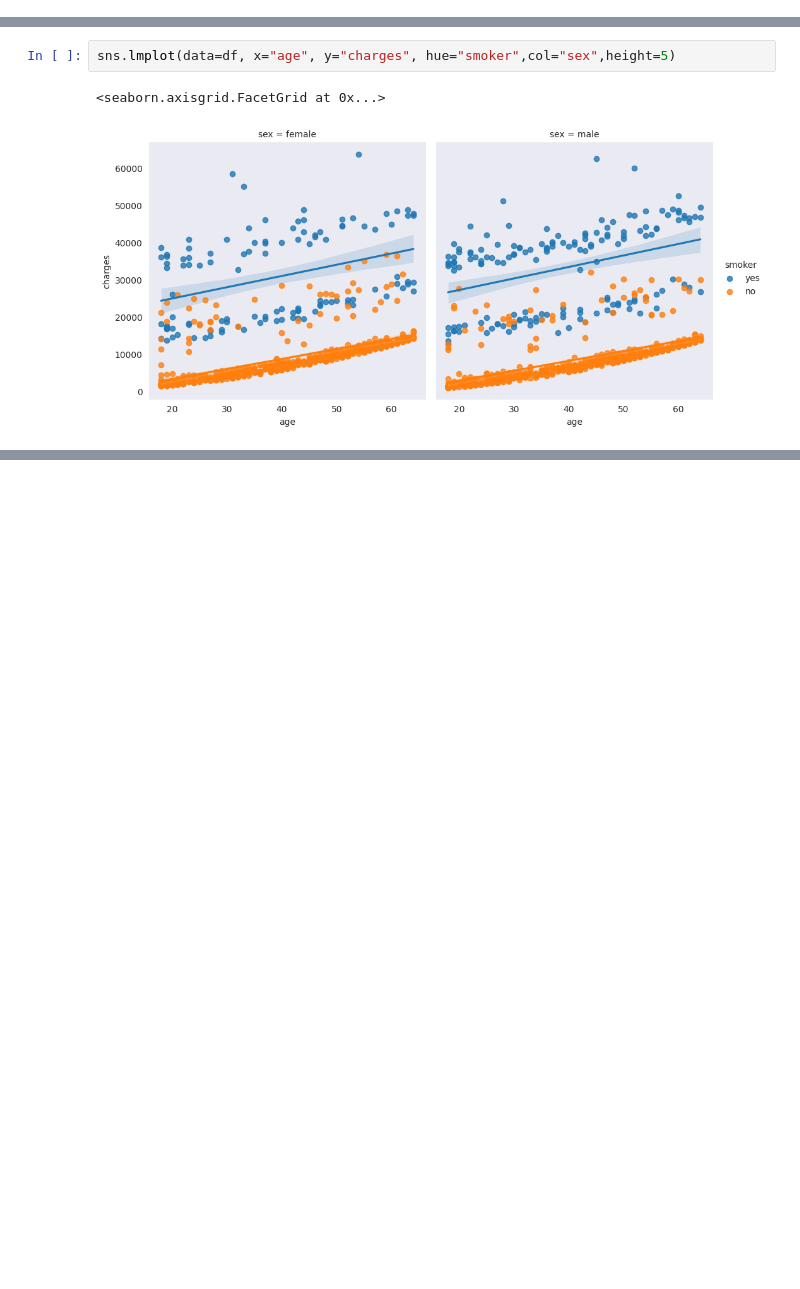
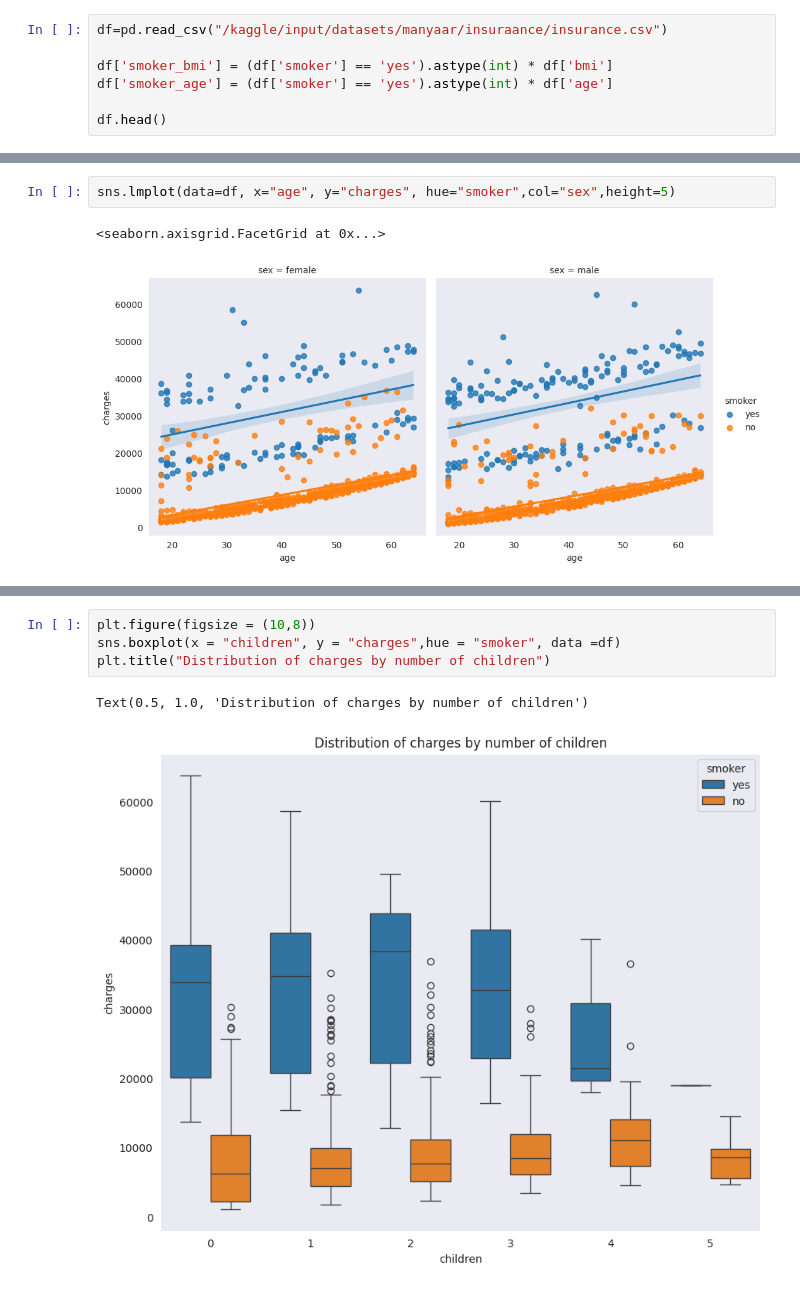
Before and after one commit to ManYaAr/INSURANCE_CHARGES, a Jupyter notebook: Insurance_Charges.ipynb, the cells around one changed output, grey strips where cells are left out. Cells and saved outputs as stored; diff of their text form; blank space fills up the shorter version.

```diff
--- a/Insurance_Charges.ipynb
+++ b/Insurance_Charges.ipynb
@@ -22,0 +19,7 @@ df.head()
+# %%
+df=pd.read_csv("/kaggle/input/datasets/manyaar/insuraance/insurance.csv")
+
+df['smoker_bmi'] = (df['smoker'] == 'yes').astype(int) * df['bmi']
+df['smoker_age'] = (df['smoker'] == 'yes').astype(int) * df['age']
+
+df.head()
@@ -73,5 +105,12 @@ sns.boxplot(x='region', y='charges', hue='sex', data=df)
 # %% [output]
 <Axes: xlabel='region', ylabel='charges'>
 [figure]
+# %%
+plt.figure(figsize = (10,8))
+sns.boxplot(x = "children", y = "charges",hue = "smoker", data =df)
+plt.title("Distribution of charges by number of children")
+# %% [output]
+Text(0.5, 1.0, 'Distribution of charges by number of children')
+[figure, added]
 # %%
 sns.set_theme(style="darkgrid")
```
Also changed, not shown: parts of 43 cells of this notebook.
